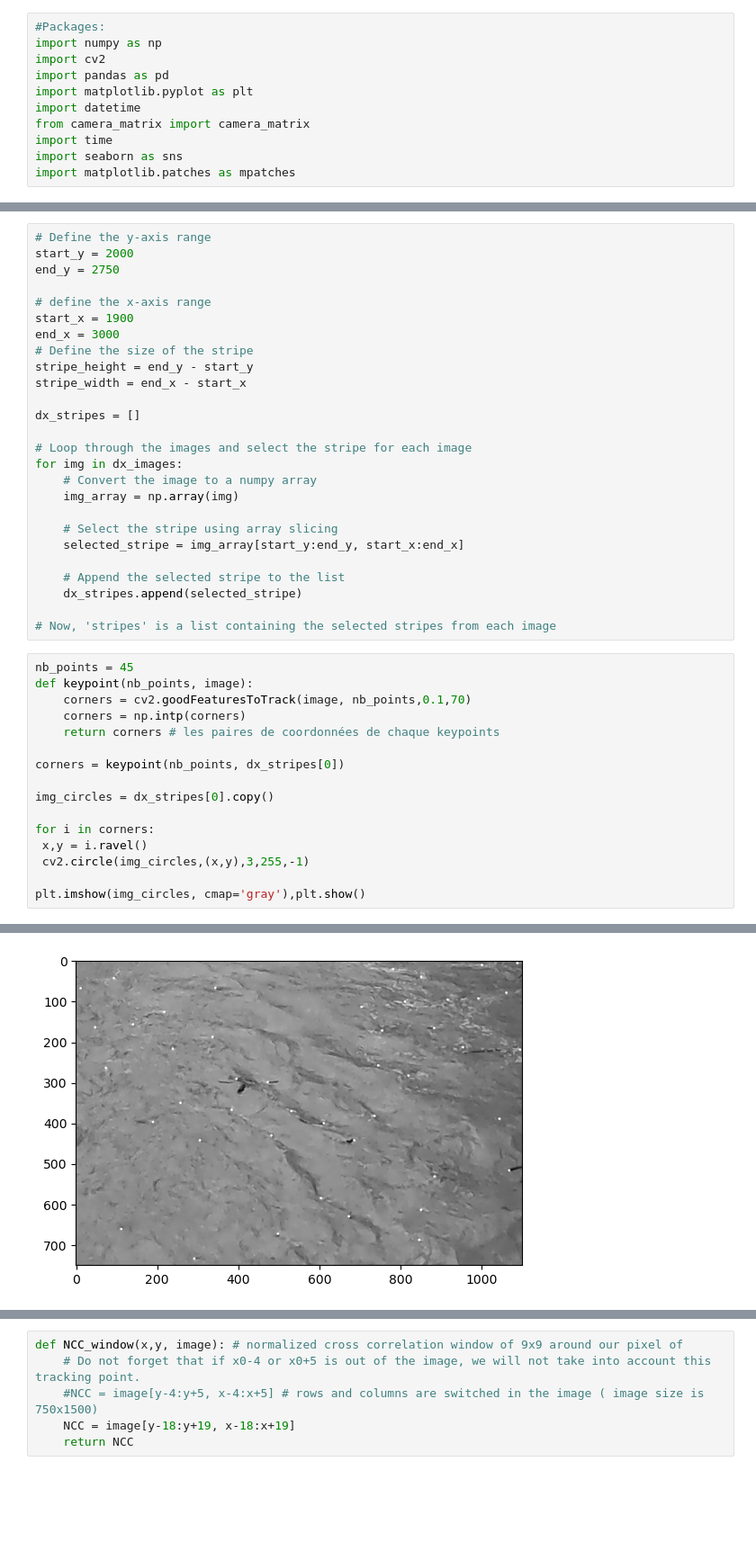
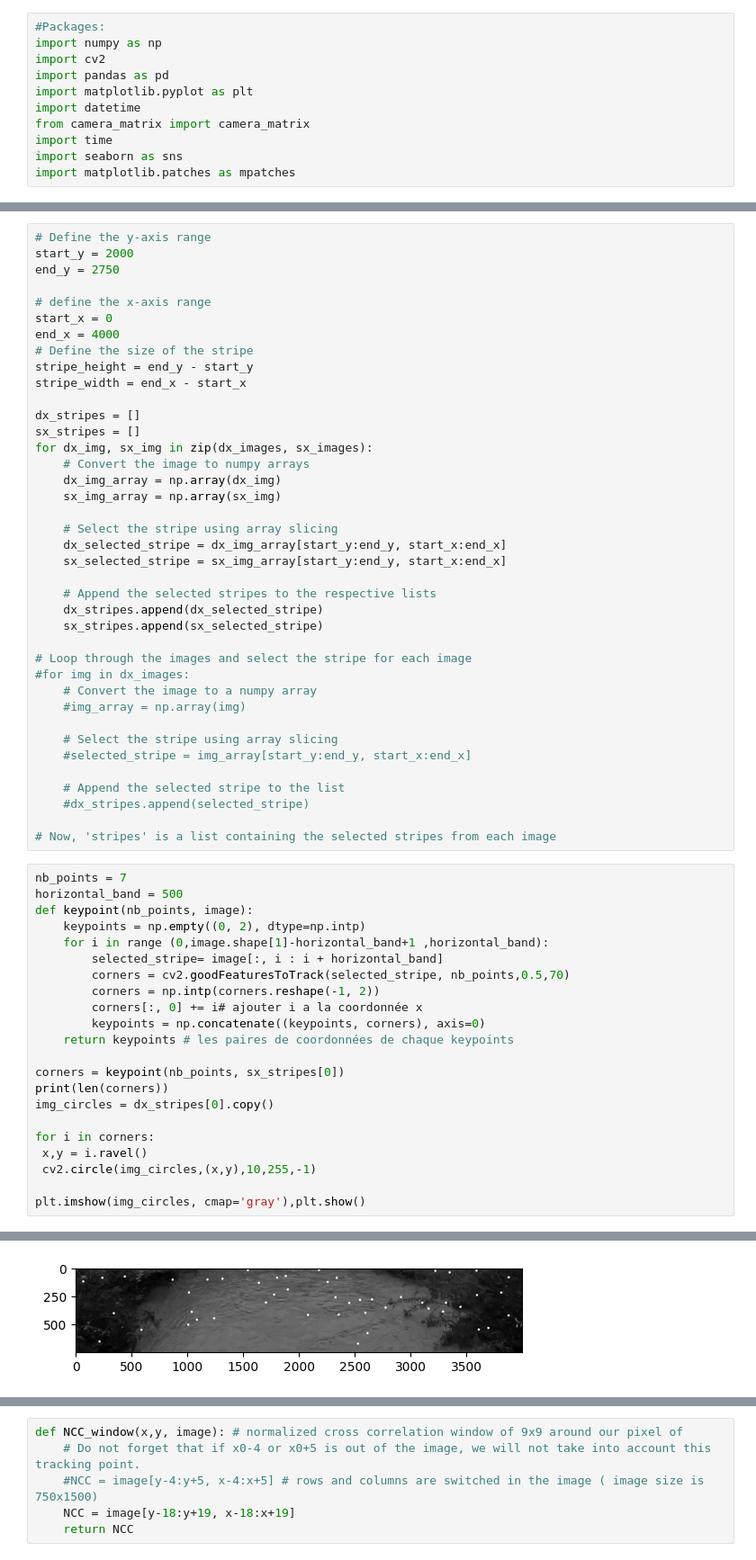
Before and after one commit to rosa-github/Design-Project, a Jupyter notebook: tracking_v3.ipynb, the cells around one changed output, grey strips where cells are left out. Shown at 90% size. Cells and saved outputs as stored; diff of their text form; blank space fills up the shorter version.

```diff
--- a/tracking_v3.ipynb
+++ b/tracking_v3.ipynb
@@ -54,40 +55,59 @@ start_y = 2000
 end_y = 2750
 
 # define the x-axis range
-start_x = 1900
-end_x = 3000
+start_x = 0
+end_x = 4000
 # Define the size of the stripe
 stripe_height = end_y - start_y
 stripe_width = end_x - start_x
 
 dx_stripes = []
+sx_stripes = []
+for dx_img, sx_img in zip(dx_images, sx_images):
+    # Convert the image to numpy arrays
+    dx_img_array = np.array(dx_img)
+    sx_img_array = np.array(sx_img)
+
+    # Select the stripe using array slicing
+    dx_selected_stripe = dx_img_array[start_y:end_y, start_x:end_x]
+    sx_selected_stripe = sx_img_array[start_y:end_y, start_x:end_x]
+
+    # Append the selected stripes to the respective lists
+    dx_stripes.append(dx_selected_stripe)
+    sx_stripes.append(sx_selected_stripe)
 
 # Loop through the images and select the stripe for each image
-for img in dx_images:
+#for img in dx_images:
     # Convert the image to a numpy array
-    img_array = np.array(img)
+    #img_array = np.array(img)
 
     # Select the stripe using array slicing
-    selected_stripe = img_array[start_y:end_y, start_x:end_x]
+    #selected_stripe = img_array[start_y:end_y, start_x:end_x]
 
     # Append the selected stripe to the list
-    dx_stripes.append(selected_stripe)
+    #dx_stripes.append(selected_stripe)
 
 # Now, 'stripes' is a list containing the selected stripes from each image
 # %%
-nb_points = 45
+nb_points = 7
+horizontal_band = 500
 def keypoint(nb_points, image):
-    corners = cv2.goodFeaturesToTrack(image, nb_points,0.1,70)
-    corners = np.intp(corners)
-    return corners # les paires de coordonnées de chaque keypoints
+    keypoints = np.empty((0, 2), dtype=np.intp)
+    for i in range (0,image.shape[1]-horizontal_band+1 ,horizontal_band):
+        selected_stripe= image[:, i : i + horizontal_band]
+        corners = cv2.goodFeaturesToTrack(selected_stripe, nb_points,0.5,70)
+        corners = np.intp(corners.reshape(-1, 2))
+        corners[:, 0] += i# ajouter i a la coordonnée x
+        keypoints = np.concatenate((keypoints, corners), axis=0)
+    return keypoints # les paires de coordonnées de chaque keypoints
 
-corners = keypoint(nb_points, dx_stripes[0])
-
+corners = keypoint(nb_points, sx_stripes[0])
+print(len(corners))
 img_circles = dx_stripes[0].copy()
 
 for i in corners:
  x,y = i.ravel()
- cv2.circle(img_circles,(x,y),3,255,-1)
+ cv2.circle(img_circles,(x,y),10,255,-1)
 
 plt.imshow(img_circles, cmap='gray'),plt.show()
 # %% [output]
@@ -94 +115 @@ plt.imshow(img_circles, cmap='gray'),plt.show()
-[figure, old version]
+[figure, new version]
```
Also changed, not shown: parts of 12 cells of this notebook, 4 other files.
